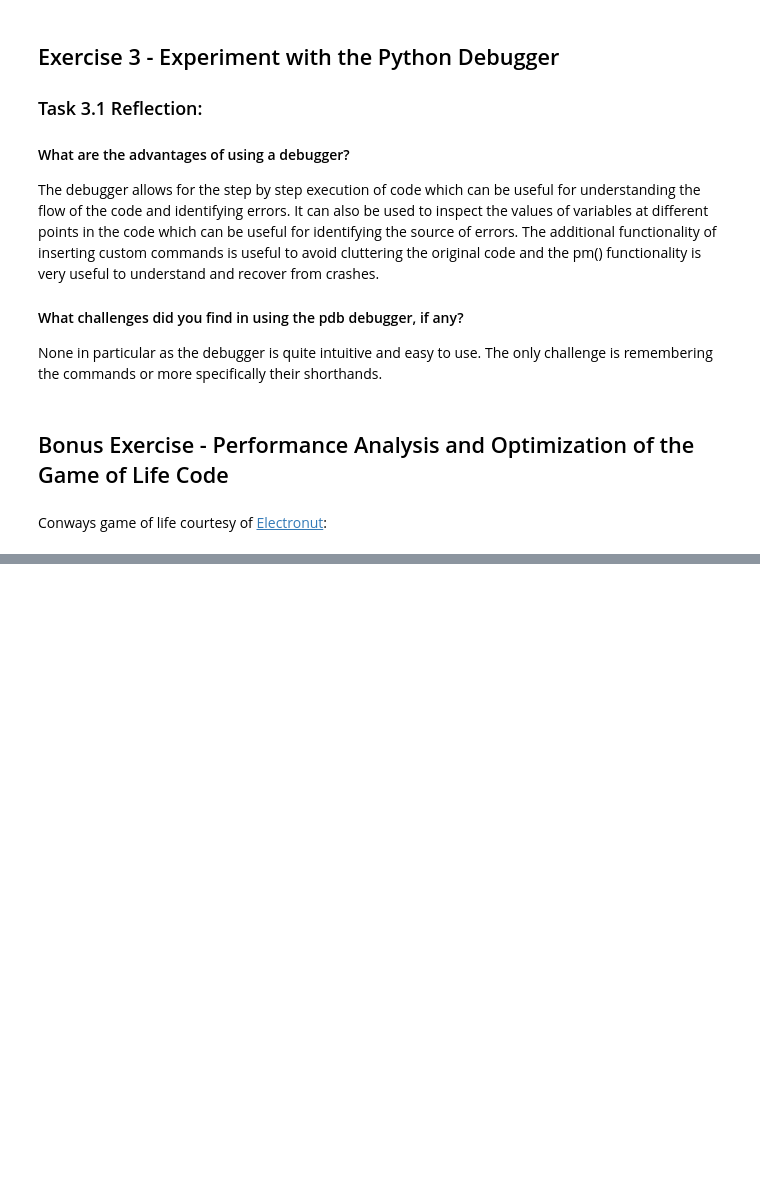
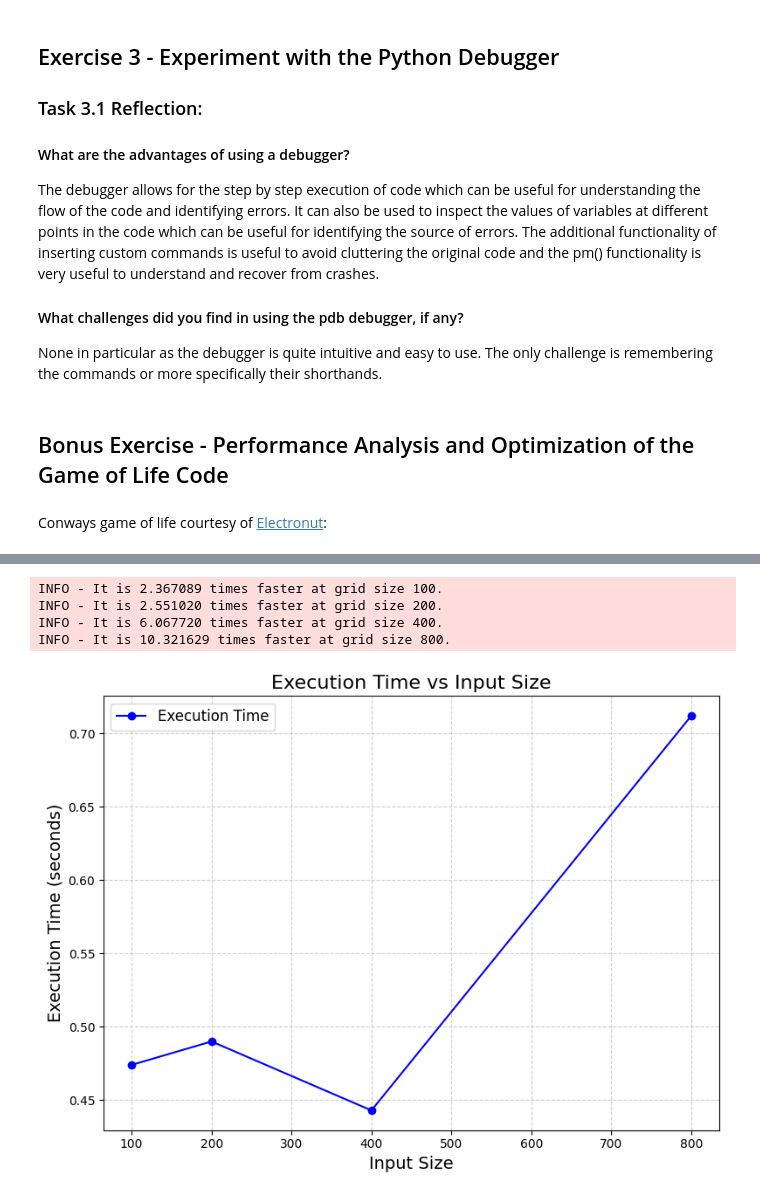
Before and after one commit to KthKittySquad/hpc, a Jupyter notebook: A2/assignment2.ipynb, the cells around one changed output, grey strips where cells are left out. Drawn from its saved outputs; the diff is of its cells as text; code cells hidden in the pictures; blank space fills up the shorter version.

```diff
--- a/A2/assignment2.ipynb
+++ b/A2/assignment2.ipynb
@@ -611,0 +895,33 @@ SystemExit: 2
+# %%
+logger.info(
+    f"It is {1.122 / 0.474 :.6f} times faster at grid size 100."
+)
+logger.info(
+    f"It is {1.250 / 0.490 :.6f} times faster at grid size 200."
+)
+logger.info(
+    f"It is { 2.688 / 0.443 :.6f} times faster at grid size 400."
+)
+logger.info(
+    f"It is {7.349 / 0.712 :.6f} times faster at grid size 800."
+)
+# %% [output]
+INFO - It is 2.367089 times faster at grid size 100.
+INFO - It is 2.551020 times faster at grid size 200.
+INFO - It is 6.067720 times faster at grid size 400.
+INFO - It is 10.321629 times faster at grid size 800.
+# %%
+x = [100, 200, 400, 800]
+y = [0.474, 0.490, 0.443, 0.712]
+
+plt.figure(figsize=(8, 6))
+plt.plot(x, y, marker="o", linestyle="-", color="b", label="Execution Time")
+plt.title("Execution Time vs Input Size", fontsize=16)
+plt.xlabel("Input Size", fontsize=14)
+plt.ylabel("Execution Time (seconds)", fontsize=14)
+plt.grid(True, linestyle="--", alpha=0.6)
+plt.legend(fontsize=12)
+plt.tight_layout()
+plt.show()
+# %% [output]
+[figure, added]
```
Also changed, not shown: parts of 21 cells of this notebook, 10 other files.
